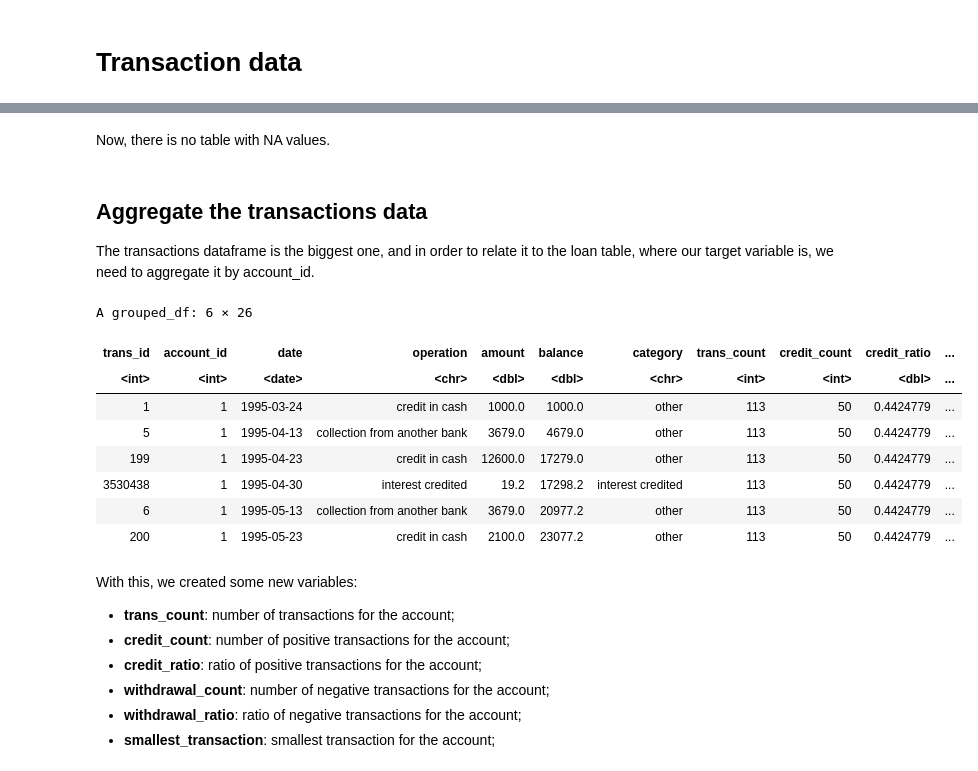
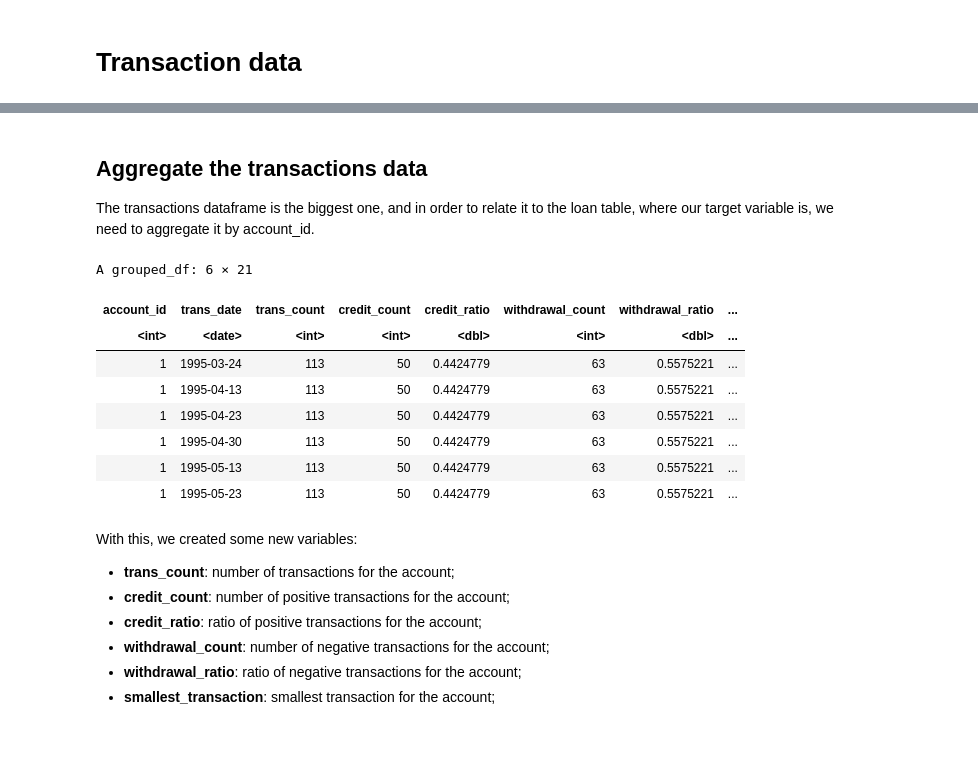
Before and after one commit to 1Krypt0/FEUP-AC-PROJ, a Jupyter notebook: docs/data-preparation.ipynb, the cells around one changed output, grey strips where cells are left out. Saved outputs shown, nothing was run; the diff lists cells and outputs as text; code cells hidden in the pictures; blank space fills up the shorter version.

```diff
--- a/docs/data-preparation.ipynb
+++ b/docs/data-preparation.ipynb
@@ -29,28 +9,3 @@ We start by reading the data from the csv files that are available and uniformiz
-# %%
-load.data <- function(train) {
-    # Read csv files
-    account_data <- read.csv("../data/account.csv", sep = ";")
-    card_data <- read.csv("../data/card_dev.csv", sep = ";")
-client_data <- read.csv("../data/client.csv", sep = ";")
-disp_data <- read.csv("../data/disp.csv", sep = ";")
-district_data <- read.csv("../data/district.csv",
-  sep = ";", na.strings = c("NaN", "?"))
-loan_data <- read.csv("../data/loan_dev.csv", sep = ";")
-trans_data <- read.csv("../data/trans_dev.csv", sep = ";")
-
-# Change empty values to NA
-account_data <-
-  replace(account_data, (account_data == "" | account_data == " "), NA)
-card_data <- replace(card_data, (card_data == "" | card_data == " "), NA)
-client_data <-
-  replace(client_data, (client_data == "" | client_data == " "), NA)
-disp_data <-
-  replace(disp_data, (disp_data == "" | disp_data == " "), NA)
-district_data <-
-  replace(district_data, (district_data == "" | district_data == " "), NA)
-loan_data <- replace(loan_data, (loan_data == "" | loan_data == " "), NA)
-trans_data <- replace(trans_data, (trans_data == "" | trans_data == " "), NA)
-}
 # %% [markdown]
 ## Account Data
 
@@ -392,10 +327,4 @@ Now that we did some basic processing of every table, the "bank" and "account" w
 # %%
 ## Remove columns with more than 70% NA
-account_data <- account_data %>% select(where(~ mean(is.na(.)) < 0.7))
-card_data <- card_data %>% select(where(~ mean(is.na(.)) < 0.7))
-client_data <- client_data %>% select(where(~ mean(is.na(.)) < 0.7))
-district_data <- district_data %>% select(where(~ mean(is.na(.)) < 0.7))
-disp_data <- disp_data %>% select(where(~ mean(is.na(.)) < 0.7))
-loan_data <- loan_data %>% select(where(~ mean(is.na(.)) < 0.7))
-trans_data <- trans_data %>% select(where(~ mean(is.na(.)) < 0.7))
+trans_data_tmp <- prepare_trans() %>% select(where(~ mean(is.na(.)) < 0.7))
 # %%
@@ -429,5 +335,3 @@ card_id disp_id    type  issued
-# %% [markdown]
-Now, there is no table with NA values.
 # %% [markdown]
 ## Aggregate the transactions data
 
@@ -479,15 +387,15 @@ trans_agg <- subset(aggregated_trans, select =
 # %%
-head(aggregated_trans)
+head(aggregate_trans_data(trans_data_tmp))
 # %% [output]
-A grouped_df: 6 × 26
+A grouped_df: 6 × 21
-| trans_id | account_id | date | operation | amount | balance | category | trans_count | credit_count | credit_ratio | ... |
-| <int> | <int> | <date> | <chr> | <dbl> | <dbl> | <chr> | <int> | <int> | <dbl> | ... |
-| 1 | 1 | 1995-03-24 | credit in cash | 1000.0 | 1000.0 | other | 113 | 50 | 0.4424779 | ... |
-| 5 | 1 | 1995-04-13 | collection from another bank | 3679.0 | 4679.0 | other | 113 | 50 | 0.4424779 | ... |
-| 199 | 1 | 1995-04-23 | credit in cash | 12600.0 | 17279.0 | other | 113 | 50 | 0.4424779 | ... |
-| 3530438 | 1 | 1995-04-30 | interest credited | 19.2 | 17298.2 | interest credited | 113 | 50 | 0.4424779 | ... |
-| 6 | 1 | 1995-05-13 | collection from another bank | 3679.0 | 20977.2 | other | 113 | 50 | 0.4424779 | ... |
-| 200 | 1 | 1995-05-23 | credit in cash | 2100.0 | 23077.2 | other | 113 | 50 | 0.4424779 | ... |
+| account_id | trans_date | trans_count | credit_count | credit_ratio | withdrawal_count | withdrawal_ratio | ... |
+| <int> | <date> | <int> | <int> | <dbl> | <int> | <dbl> | ... |
+| 1 | 1995-03-24 | 113 | 50 | 0.4424779 | 63 | 0.5575221 | ... |
+| 1 | 1995-04-13 | 113 | 50 | 0.4424779 | 63 | 0.5575221 | ... |
+| 1 | 1995-04-23 | 113 | 50 | 0.4424779 | 63 | 0.5575221 | ... |
+| 1 | 1995-04-30 | 113 | 50 | 0.4424779 | 63 | 0.5575221 | ... |
+| 1 | 1995-05-13 | 113 | 50 | 0.4424779 | 63 | 0.5575221 | ... |
+| 1 | 1995-05-23 | 113 | 50 | 0.4424779 | 63 | 0.5575221 | ... |
 # %% [markdown]
 With this, we created some new variables:
 
```
Also changed, not shown: parts of 44 cells of this notebook, 1 other file.
